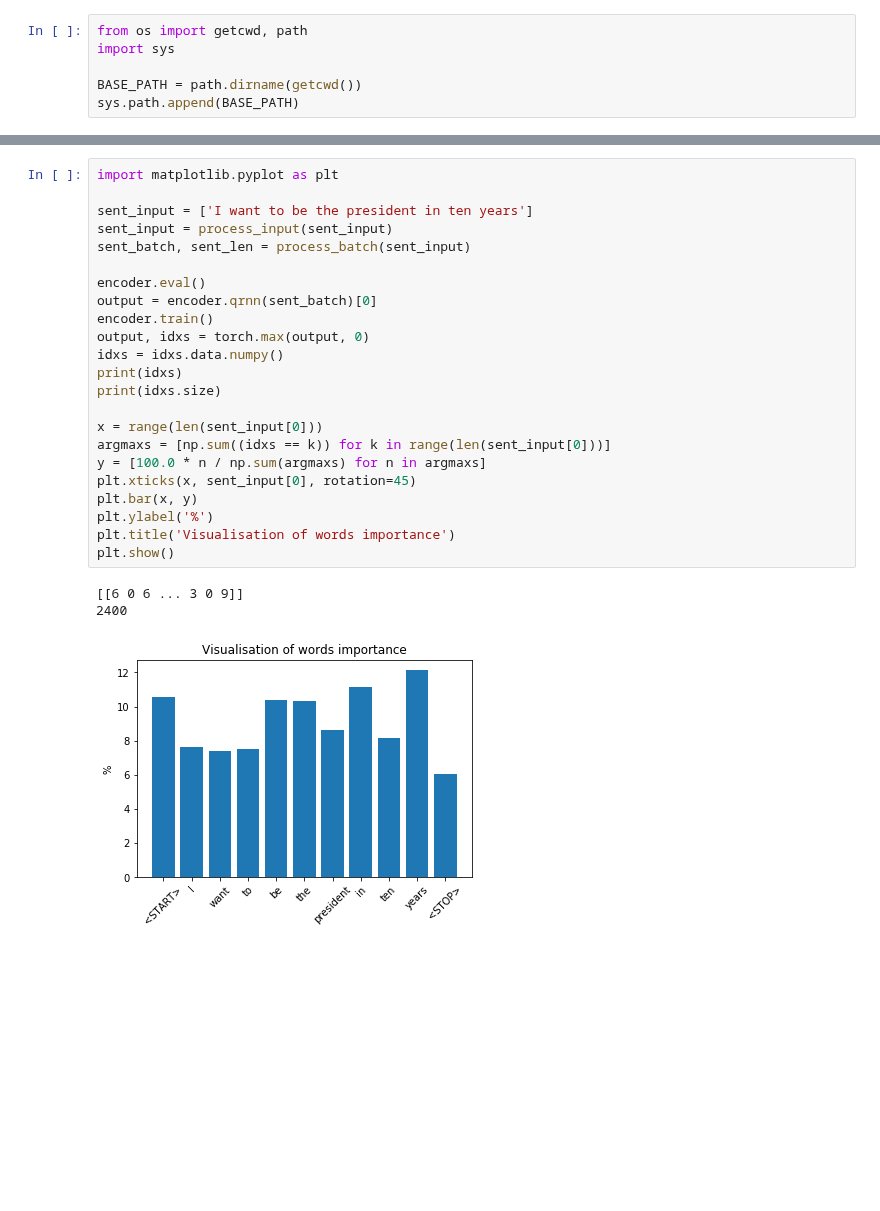
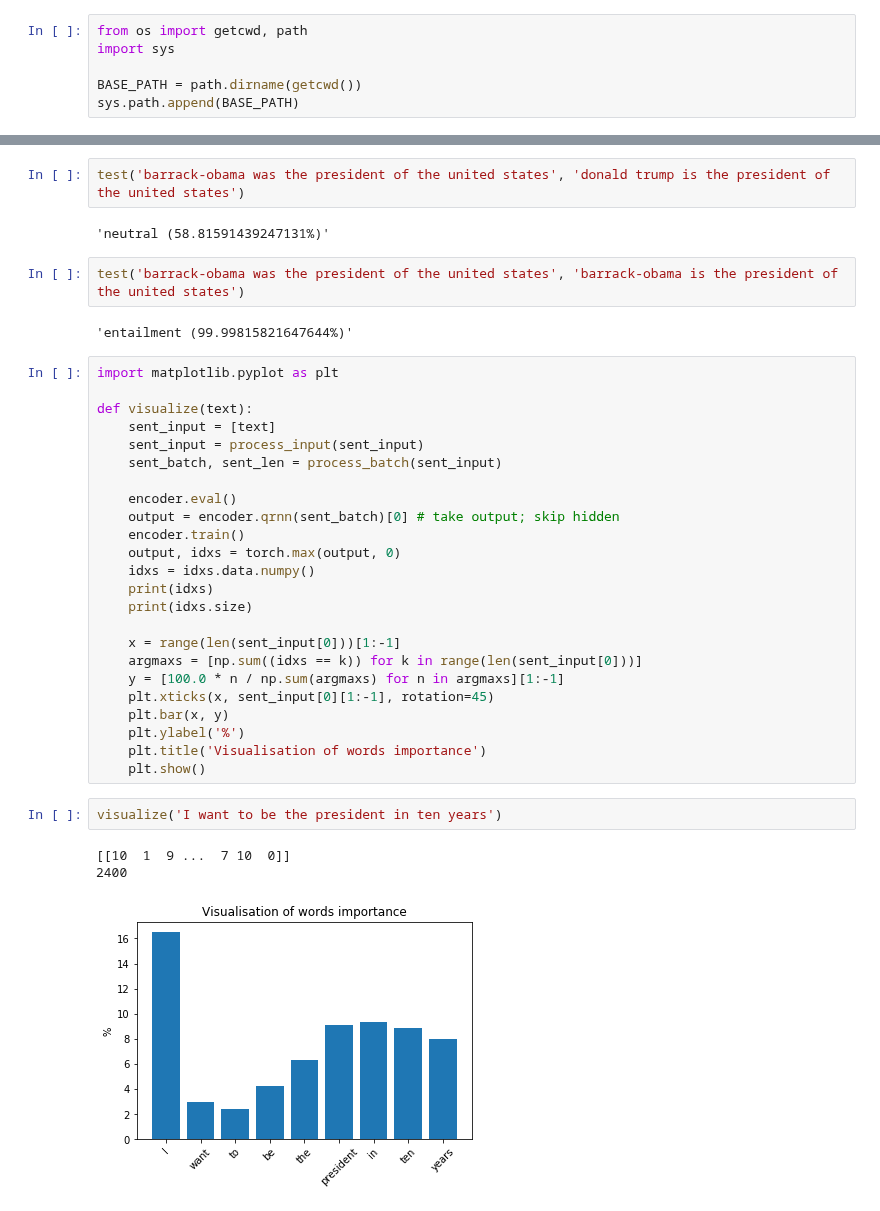
Before and after one commit to luungoc2005/nlp-test, a Jupyter notebook: sent_to_vec/visualize.ipynb, the cells around one changed output, grey strips where cells are left out. Drawn from its saved outputs; the diff is of its cells as text; blank space fills up the shorter version.

```diff
--- a/sent_to_vec/visualize.ipynb
+++ b/sent_to_vec/visualize.ipynb
@@ -106,27 +77,38 @@ tensor(0.8897)
+# %%
+test('barrack-obama was the president of the united states', 'donald trump is the president of the united states')
+# %% [output]
+'neutral (58.81591439247131%)'
+# %%
+test('barrack-obama was the president of the united states', 'barrack-obama is the president of the united states')
+# %% [output]
+'entailment (99.99815821647644%)'
 # %%
 import matplotlib.pyplot as plt
 
-sent_input = ['I want to be the president in ten years']
-sent_input = process_input(sent_input)
-sent_batch, sent_len = process_batch(sent_input)
+def visualize(text):
+    sent_input = [text]
+    sent_input = process_input(sent_input)
+    sent_batch, sent_len = process_batch(sent_input)
 
-encoder.eval()
-output = encoder.qrnn(sent_batch)[0]
-encoder.train()
-output, idxs = torch.max(output, 0)
-idxs = idxs.data.numpy()
-print(idxs)
-print(idxs.size)
+    encoder.eval()
+    output = encoder.qrnn(sent_batch)[0] # take output; skip hidden
+    encoder.train()
+    output, idxs = torch.max(output, 0)
+    idxs = idxs.data.numpy()
+    print(idxs)
+    print(idxs.size)
 
-x = range(len(sent_input[0]))
-argmaxs = [np.sum((idxs == k)) for k in range(len(sent_input[0]))]
-y = [100.0 * n / np.sum(argmaxs) for n in argmaxs]
-plt.xticks(x, sent_input[0], rotation=45)
-plt.bar(x, y)
-plt.ylabel('%')
-plt.title('Visualisation of words importance')
-plt.show()
+    x = range(len(sent_input[0]))[1:-1]
+    argmaxs = [np.sum((idxs == k)) for k in range(len(sent_input[0]))]
+    y = [100.0 * n / np.sum(argmaxs) for n in argmaxs][1:-1]
+    plt.xticks(x, sent_input[0][1:-1], rotation=45)
+    plt.bar(x, y)
+    plt.ylabel('%')
+    plt.title('Visualisation of words importance')
+    plt.show()
-# %% [output]
-[[6 0 6 ... 3 0 9]]
-2400
-[figure, removed]
+# %%
+visualize('I want to be the president in ten years')
+# %% [output]
+[[10  1  9 ...  7 10  0]]
+2400
+[figure, added]
```
Also changed, not shown: parts of 16 cells of this notebook, 2 other files.
